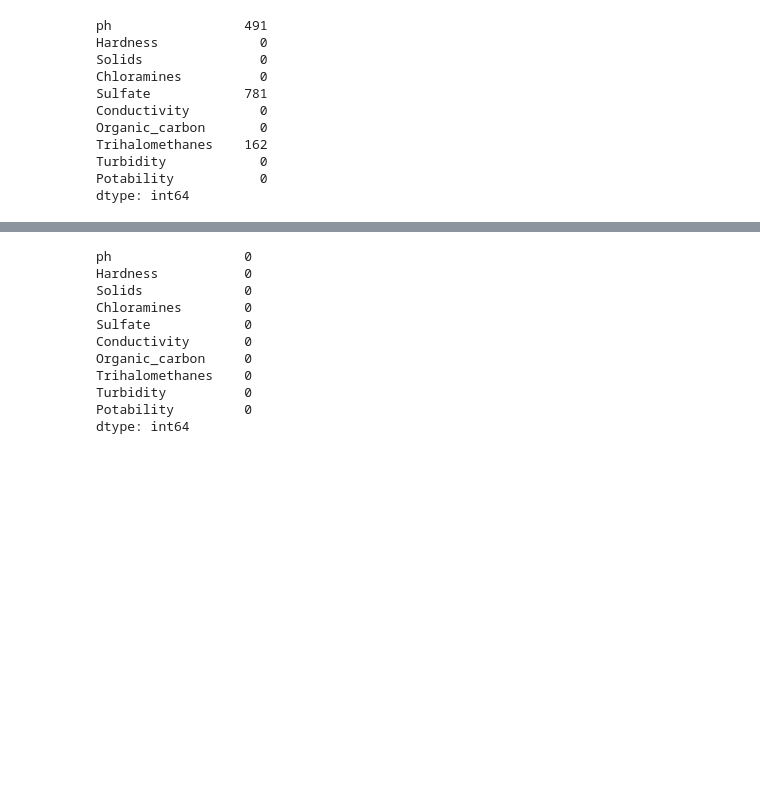
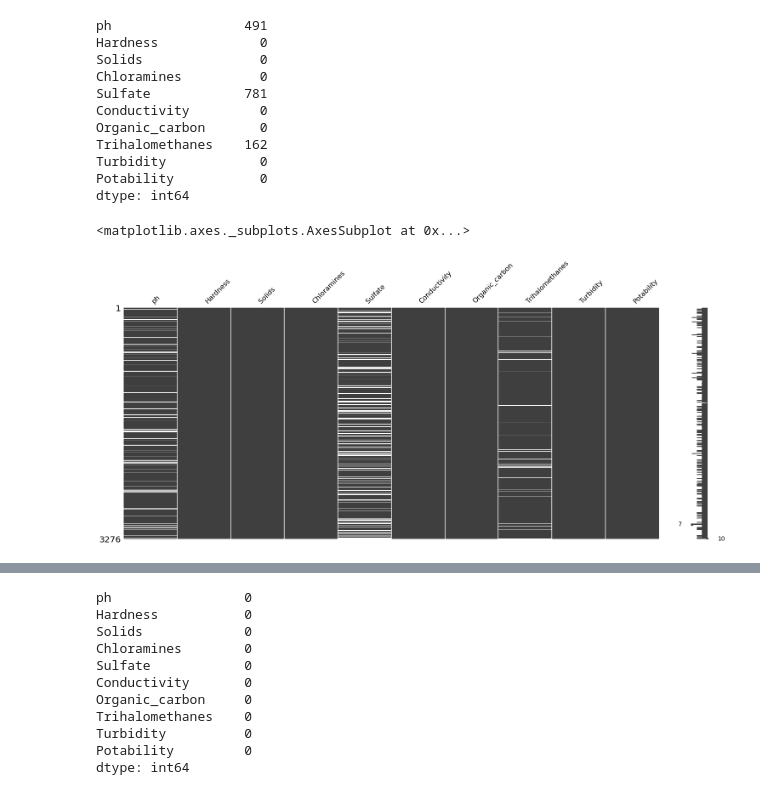
Before and after one commit to benginies/Projet_Apprentisage_Automatique, a Jupyter notebook: Water_potability.ipynb, the cells around one changed output, grey strips where cells are left out. Cells and saved outputs as stored; diff of their text form; code cells hidden in the pictures; blank space fills up the shorter version.

Commit message:
Add graph for missing data

```diff
--- a/Water_potability.ipynb
+++ b/Water_potability.ipynb
@@ -97,3 +111,8 @@ Trihalomethanes    162
 Turbidity            0
 Potability           0
 dtype: int64
+# %%
+msno.matrix(df)
+# %% [output]
+<matplotlib.axes._subplots.AxesSubplot at 0x...>
+[figure, added]
```
Also changed, not shown: parts of 17 cells of this notebook.
